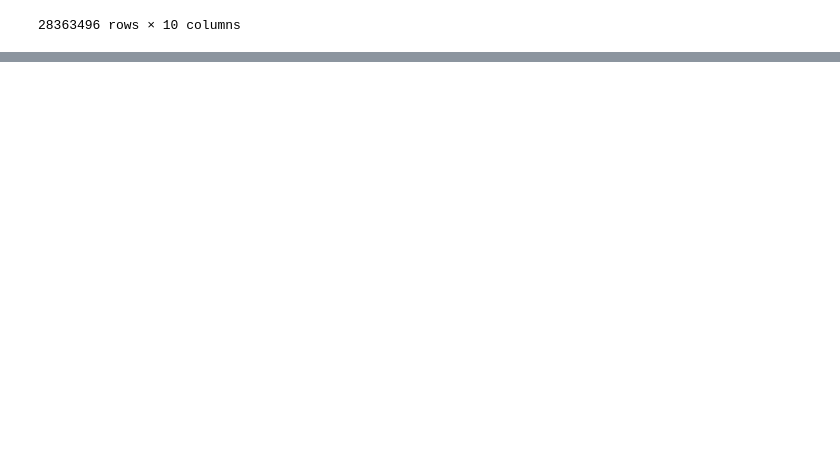
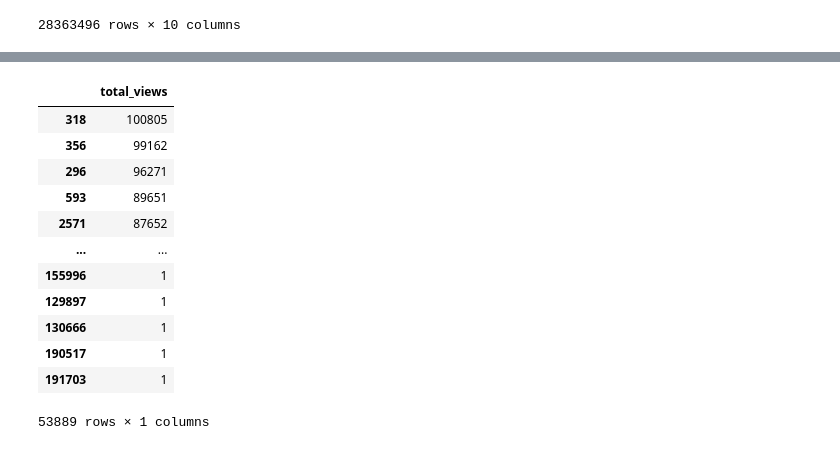
Before and after one commit to cesareressa/data_analysis, a Jupyter notebook: exploratory_analysis.ipynb, the cells around one changed output, grey strips where cells are left out. Cells and saved outputs as stored; diff of their text form; code cells hidden in the pictures; blank space fills up the shorter version.

```diff
--- a/exploratory_analysis.ipynb
+++ b/exploratory_analysis.ipynb
@@ -116,0 +222,9 @@ df_complete.describe()
+# %%
+#what is the most popular movie of all time
+
+# top_20_movies_all_time = df_complete.movieId.value_counts().head(20)
+
+count_movies = df_complete.movieId.value_counts()
+
+# sort by movieId
+# df_complete.sort_val(by="movieId")
@@ -116,0 +238,22 @@ df_complete.describe()
+# %%
+# count_movies = pd.DataFrame({"total_views": count_movies})
+
+count_movies = pd.DataFrame(count_movies)
+
+count_movies = count_movies.rename(columns={"movieId": "total_views"})
+
+count_movies
+# %% [output]
+|  | total_views |
+| 318 | 100805 |
+| 356 | 99162 |
+| 296 | 96271 |
+| 593 | 89651 |
+| 2571 | 87652 |
+| ... | ... |
+| 155996 | 1 |
+| 129897 | 1 |
+| 130666 | 1 |
+| 190517 | 1 |
+| 191703 | 1 |
+53889 rows × 1 columns
```
Also changed, not shown: parts of 18 cells of this notebook.
